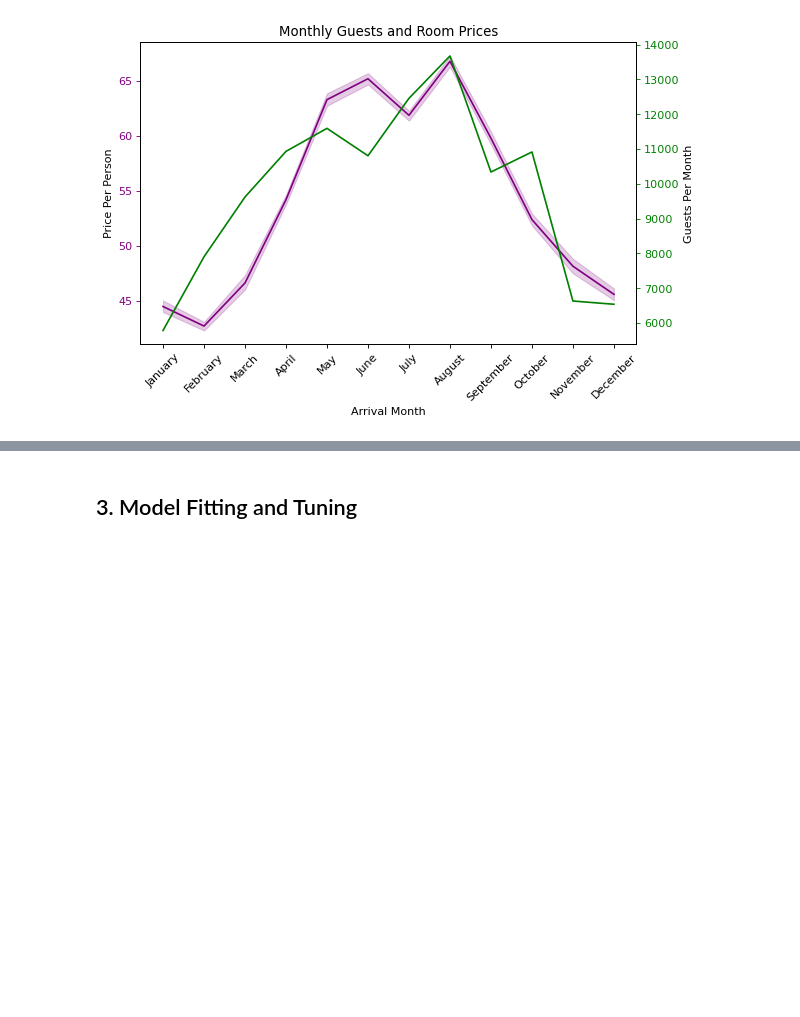
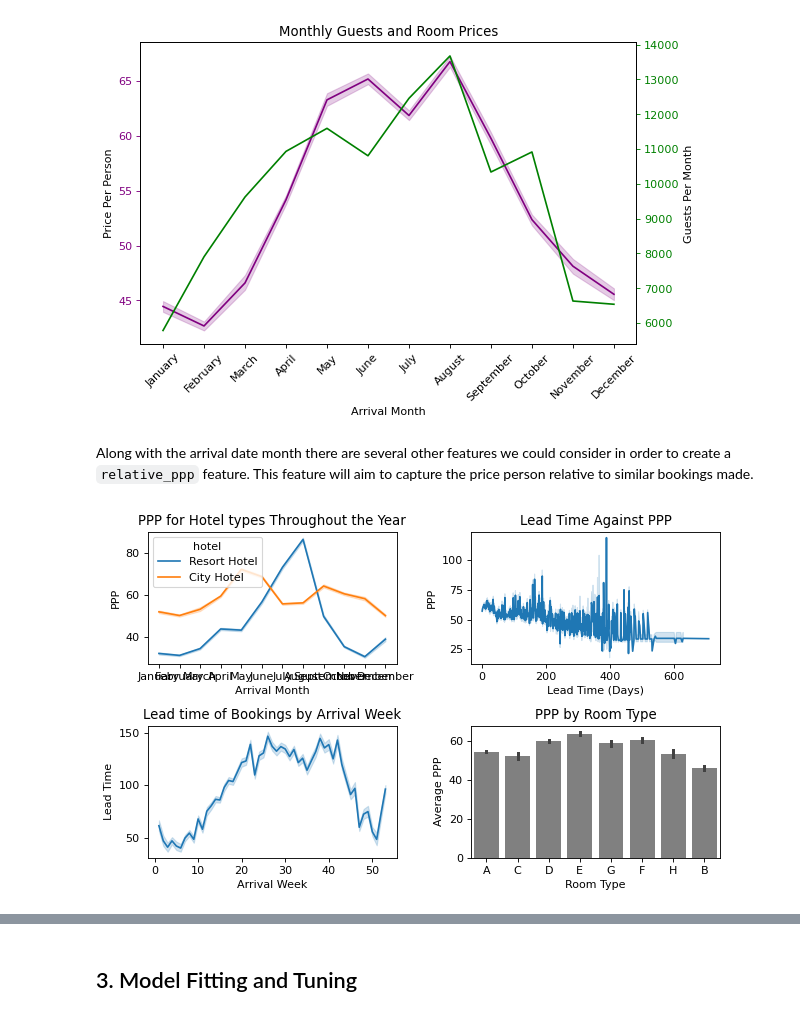
Before and after one commit to abumaz99/MLP-A2, a Jupyter notebook: proj2.ipynb, the cells around one changed output, grey strips where cells are left out. Saved outputs shown, nothing was run; the diff lists cells and outputs as text; code cells hidden in the pictures; blank space fills up the shorter version.

```diff
--- a/proj2.ipynb
+++ b/proj2.ipynb
@@ -281,6 +285,7 @@ K    65.199925
 Name: ppp, dtype: float64
 # %%
 d.drop(d[(d.assigned_room_type == "L")].index, inplace = True)
+d.drop(d[(d.reserved_room_type == "L")].index, inplace = True)
 # %% [markdown]
 An issue we encountered when discussing certain variables was that  of `assigned_room_type`, along with its natural counterpart `reserved_room_type`. If the assigned room is given to the customer at the time of booking, and it does not match the type they reserved, then of course they are likely to cancel. This is provided that the room is worse. There is a possibility that they are assigned a better room, in which case they are probably less likely to cancel.
 
@@ -310,6 +315,43 @@ ax2.tick_params(colors='g')
 plt.show()
 # %% [output]
 [figure]
-# %%
-# Compare whether assigned and reserved rooms are the same
-d['assigned_vs_reserved'] = (d['assigned_room_type'] == d['reserved_room_type'])
+# %% [markdown]
+Along with the arrival date month there are several other features we could consider in order to create a `relative_ppp` feature. This feature will aim to capture the price person relative to similar bookings made.
+# %%
+fig,axes = plt.subplots(2,2)
+
+g1 = sns.lineplot(
+    data = d,
+    x = "arrival_date_month",
+    y = "ppp",
+    hue = "hotel",
+    ax=axes[0,0]).set(title = 'PPP for Hotel types Throughout the Year',xlabel = 'Arrival Month', ylabel = 'PPP')
+
+g2 = sns.lineplot(
+    data = d,
+    x = "lead_time",
+    y = "ppp",
+    ax=axes[0,1]
+           ).set(title = 'Lead Time Against PPP',ylabel = 'PPP', xlabel = 'Lead Time (Days)')
+
+g3 = sns.lineplot(
+    data = d,
+    x = "arrival_date_week_number",
+    y = "lead_time",
+    #hue = "hotel",
+    ax=axes[1,0]).set(title = 'Lead time of Bookings by Arrival Week',ylabel='Lead Time',xlabel = 'Arrival Week')
+
+g4 = sns.barplot(
+    data = d,
+    x = "reserved_room_type",
+    y = "ppp",
+    #hue = "hotel",
+    color = "grey"
+           ).set(title='PPP by Room Type',
+      xlabel='Room Type',
+      ylabel='Average PPP')
+
+plt.tight_layout()
+plt.show()
+# %% [output]
+[figure, added]
```
Also changed, not shown: parts of 14 cells of this notebook.
